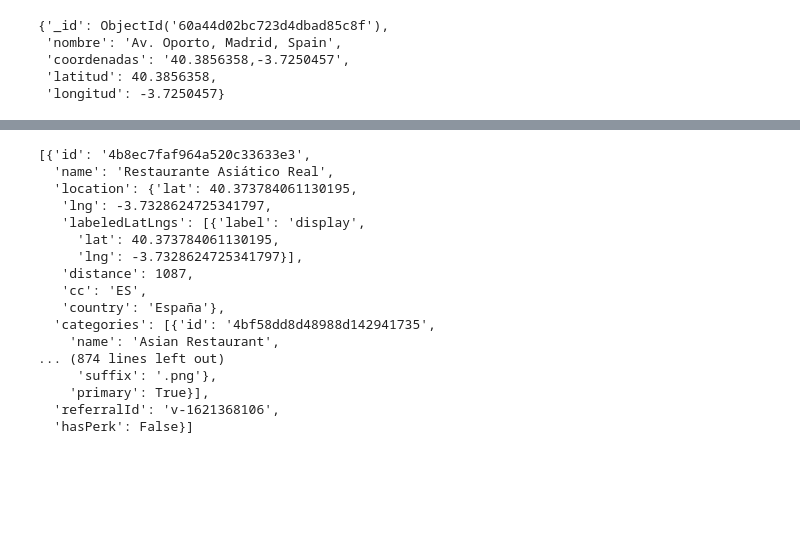
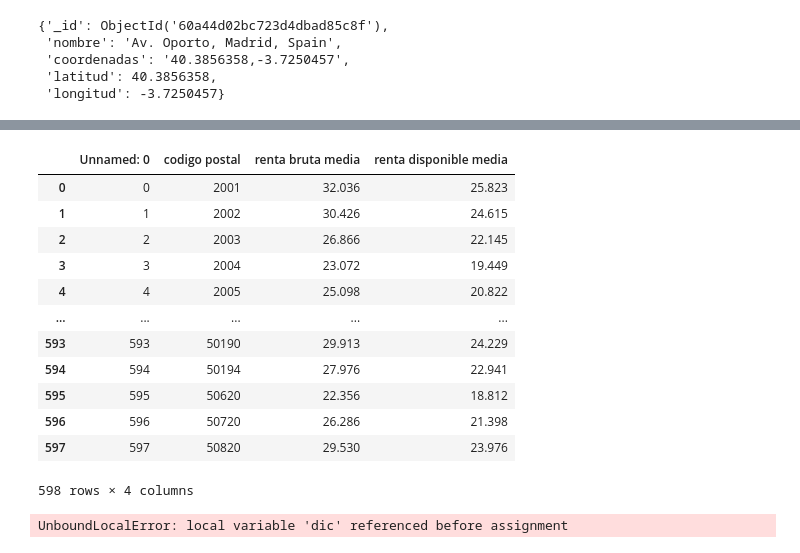
Before and after one commit to asiokfd/CityAdvisor, a Jupyter notebook: src/final.ipynb, the cells around one changed output, grey strips where cells are left out. Cells and saved outputs as stored; diff of their text form; code cells hidden in the pictures; blank space fills up the shorter version.

```diff
--- a/src/final.ipynb
+++ b/src/final.ipynb
@@ -551,20 +619,0 @@ request = client.venues.search(params = {'query': "restaurante" , 'll': coord, "
-# %%
-request["venues"]
-# %% [output]
-[{'id': '4b8ec7faf964a520c33633e3',
-  'name': 'Restaurante Asiático Real',
-  'location': {'lat': 40.373784061130195,
-   'lng': -3.7328624725341797,
-   'labeledLatLngs': [{'label': 'display',
-     'lat': 40.373784061130195,
-     'lng': -3.7328624725341797}],
-   'distance': 1087,
-   'cc': 'ES',
-   'country': 'España'},
-  'categories': [{'id': '4bf58dd8d48988d142941735',
-    'name': 'Asian Restaurant',
-... (874 lines left out)
-     'suffix': '.png'},
-    'primary': True}],
-  'referralId': 'v-1621368106',
-  'hasPerk': False}]
@@ -570,0 +622,18 @@ request["venues"]
+# %%
+rentacodigo = pd.read_csv ("../Data/rentaporcp.csv")
+# %%
+rentacodigo
+# %% [output]
+|  | Unnamed: 0 | codigo postal | renta bruta media | renta disponible media |
+| 0 | 0 | 2001 | 32.036 | 25.823 |
+| 1 | 1 | 2002 | 30.426 | 24.615 |
+| 2 | 2 | 2003 | 26.866 | 22.145 |
+| 3 | 3 | 2004 | 23.072 | 19.449 |
+| 4 | 4 | 2005 | 25.098 | 20.822 |
+| ... | ... | ... | ... | ... |
+| 593 | 593 | 50190 | 29.913 | 24.229 |
+| 594 | 594 | 50194 | 27.976 | 22.941 |
+| 595 | 595 | 50620 | 22.356 | 18.812 |
+| 596 | 596 | 50720 | 26.286 | 21.398 |
+| 597 | 597 | 50820 | 29.530 | 23.976 |
+598 rows × 4 columns
@@ -570,0 +685,4 @@ request["venues"]
+# %%
+test_and_create ("28018", "madrid")
+# %% [output]
+UnboundLocalError: local variable 'dic' referenced before assignment
```
Also changed, not shown: parts of 94 cells of this notebook, 3 other files.
